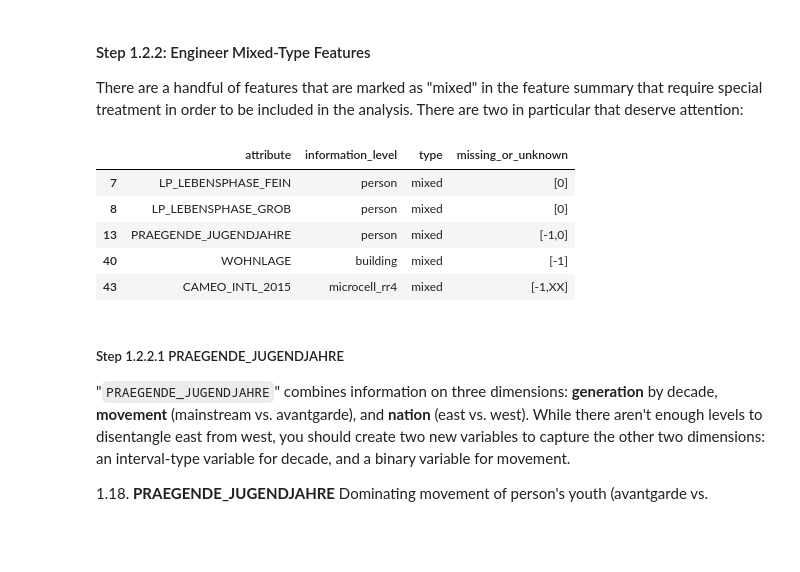
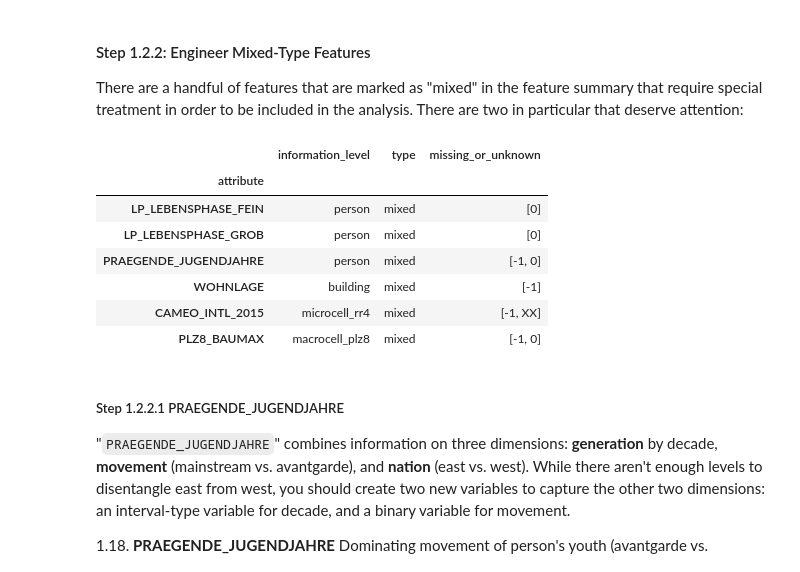
Before and after one commit to yanglinjing/dsnd_p3_identify_customer_segments, a Jupyter notebook: Identify_Customer_Segments.ipynb, the cells around one changed output. Saved outputs shown, nothing was run; the diff lists cells and outputs as text; code cells hidden in the pictures; blank space fills up the shorter version.

```diff
--- a/Identify_Customer_Segments.ipynb
+++ b/Identify_Customer_Segments.ipynb
@@ -163,15 +160,3 @@ First of all, you should **assess** the demographics data in terms of missing da
 The **fourth** column of the **feature summary** (loaded in above as `feat_info`) documents the codes from the data dictionary that indicate*** missing or unknown data***. While the file encodes this as a list (e.g. `[-1,0]`), this will get read in as a **string** object. You'll need to do a little bit of parsing to make use of it to identify and clean the data. Convert data that matches a 'missing' or 'unknown' value code into a numpy NaN value. You might want to see how much data takes on a 'missing' or 'unknown' code, and how much data is naturally missing, as a point of interest.
 
 **As one more reminder, you are encouraged to add additional cells to break up your analysis into manageable chunks.**
-# %%
-# Identify missing or unknown data values and convert them to NaNs.
-# In 'feat_info', the column 'missing_or_unknown' (type: object) shows missing values (e.g. -1, 0)
-for col in azdias.columns:
-  print(col)
-  if azdias[col].dtype == 'float64':
-    azdias[col] = azdias[col].map(lambda x: np.nan if '{:.0f}'.format(x) in feat_info.loc[col].missing_or_unknown else x)
-  else:
-    azdias[col] = azdias[col].map(lambda x: np.nan if str(x) in feat_info.loc[col].missing_or_unknown else x)
-
-# This code cell is retrived from
-# https://github.com/atahmasb/Identify-Customer-Segments-with-Arvato/blob/master/Identify_Customer_Segments.ipynb
@@ -198,3 +163,21 @@ df_new.head(5)
+# %%
+# turn missing_or_unknown to list
+feat_info['missing_or_unknown'] = feat_info['missing_or_unknown'].apply(lambda x: x[1:-1].split(','))
+# %%
+# Identify missing or unknown data values and convert them to NaNs.
+# In 'feat_info', the column 'missing_or_unknown' (type: object) shows missing values (e.g. -1, XX)
+
+for attrib, missing_values in zip(feat_info.index, feat_info['missing_or_unknown']):
+    if missing_values[0] != '':
+        for value in missing_values:
+            if value.isnumeric() or value.lstrip('-').isnumeric():
+                value = int(value)
+            azdias.loc[azdias[attrib] == value, attrib] = np.nan
+
+#lstrip() -- Returns a copy of the string with leading characters removed
+#isnumeric() -- checks whether the string consists of only numeric characters
+# %%
+df_new = azdias.copy()
 # %% [markdown]
 #### Step 1.1.2: Assess Missing Data in Each Column
 
@@ -513,14 +562,16 @@ The following columns are removed as the information they contains is  less impo
 
 There are a handful of features that are marked as "mixed" in the feature summary that require special treatment in order to be included in the analysis. There are two in particular that deserve attention:
 # %%
-feature_info.query('type == "mixed"')
+feat_info.query('type == "mixed"')
 # %% [output]
-|  | attribute | information_level | type | missing_or_unknown |
-| 7 | LP_LEBENSPHASE_FEIN | person | mixed | [0] |
-| 8 | LP_LEBENSPHASE_GROB | person | mixed | [0] |
-| 13 | PRAEGENDE_JUGENDJAHRE | person | mixed | [-1,0] |
-| 40 | WOHNLAGE | building | mixed | [-1] |
-| 43 | CAMEO_INTL_2015 | microcell_rr4 | mixed | [-1,XX] |
+|  | information_level | type | missing_or_unknown |
+| attribute |  |  |  |
+| LP_LEBENSPHASE_FEIN | person | mixed | [0] |
+| LP_LEBENSPHASE_GROB | person | mixed | [0] |
+| PRAEGENDE_JUGENDJAHRE | person | mixed | [-1, 0] |
+| WOHNLAGE | building | mixed | [-1] |
+| CAMEO_INTL_2015 | microcell_rr4 | mixed | [-1, XX] |
+| PLZ8_BAUMAX | macrocell_plz8 | mixed | [-1, 0] |
 # %% [markdown]
 ##### Step 1.2.2.1 PRAEGENDE_JUGENDJAHRE
 "`PRAEGENDE_JUGENDJAHRE`" combines information on three dimensions: **generation** by decade, **movement** (mainstream vs. avantgarde), and **nation** (east vs. west). While there aren't enough levels to disentangle east from west, you should create two new variables to capture the other two dimensions: an interval-type variable for decade, and a binary variable for movement.
```
Also changed, not shown: parts of 73 cells of this notebook.
